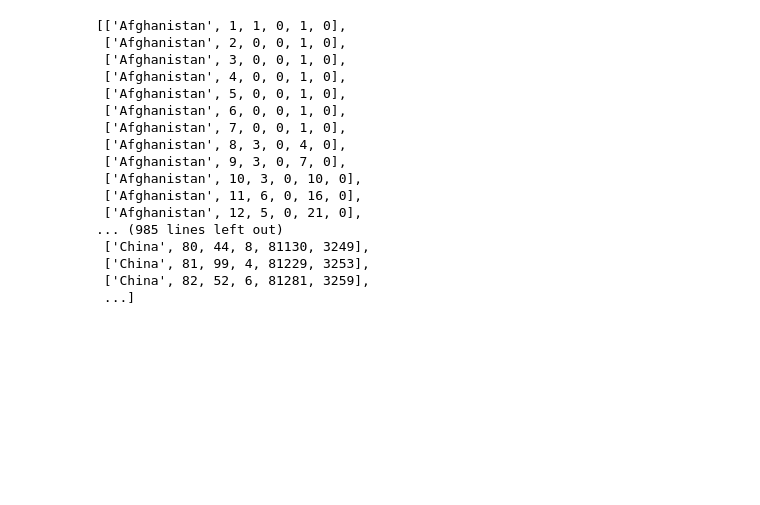
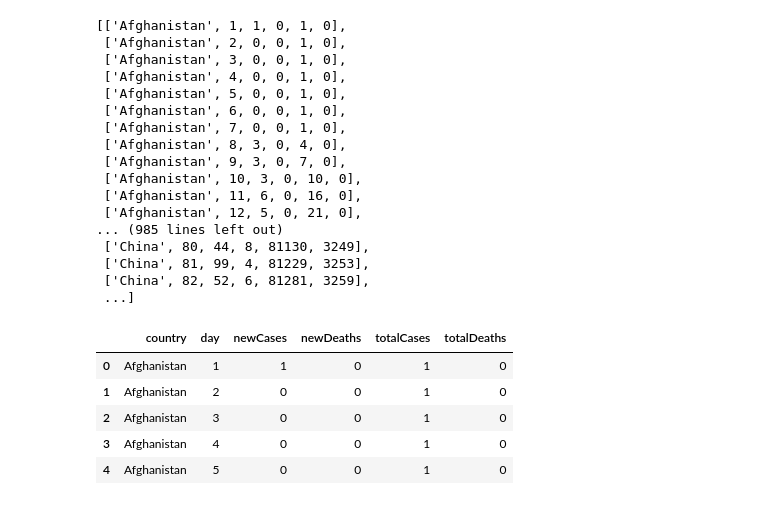
Before and after one commit to marcelounb/DeepLearning, a Jupyter notebook: Covid19.ipynb, the cells around one changed output. Cells and saved outputs as stored; diff of their text form; code cells hidden in the pictures; blank space fills up the shorter version.

```diff
--- a/Covid19.ipynb
+++ b/Covid19.ipynb
@@ -123,0 +126,9 @@ df_covid_spread = pd.DataFrame(countries, columns = ['Country' , 'Day', 'NewCase
+# %%
+df_covid_spread.head()
+# %% [output]
+|  | country | day | newCases | newDeaths | totalCases | totalDeaths |
+| 0 | Afghanistan | 1 | 1 | 0 | 1 | 0 |
+| 1 | Afghanistan | 2 | 0 | 0 | 1 | 0 |
+| 2 | Afghanistan | 3 | 0 | 0 | 1 | 0 |
+| 3 | Afghanistan | 4 | 0 | 0 | 1 | 0 |
+| 4 | Afghanistan | 5 | 0 | 0 | 1 | 0 |
```
Also changed, not shown: parts of 13 cells of this notebook.
